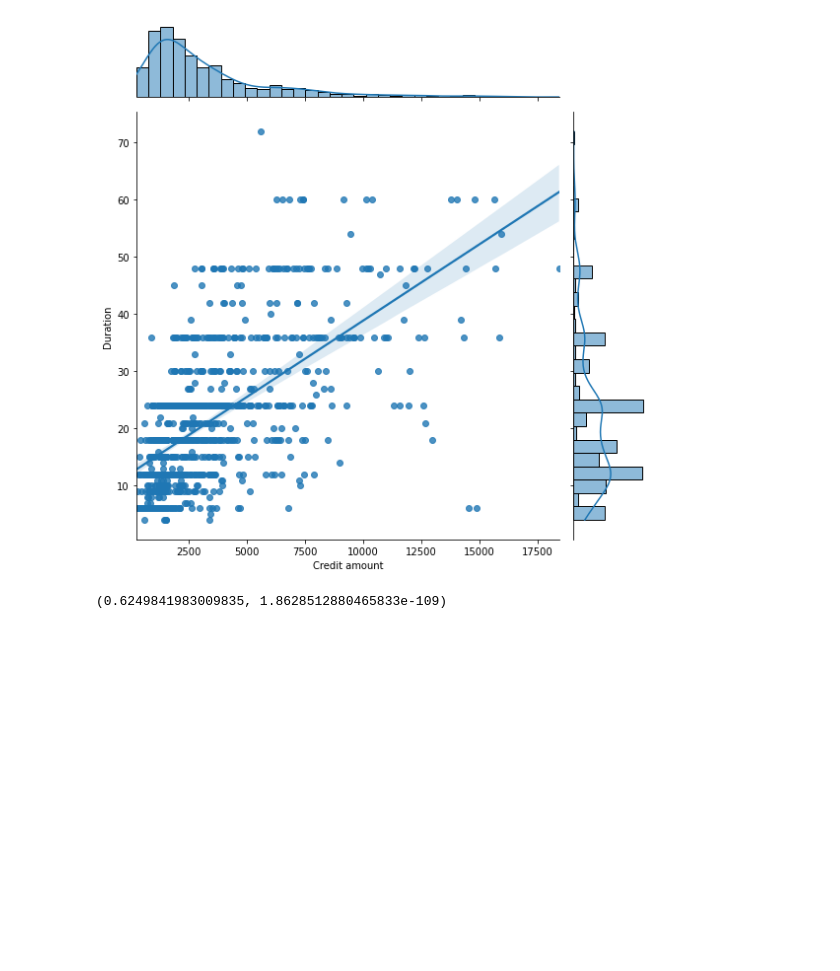
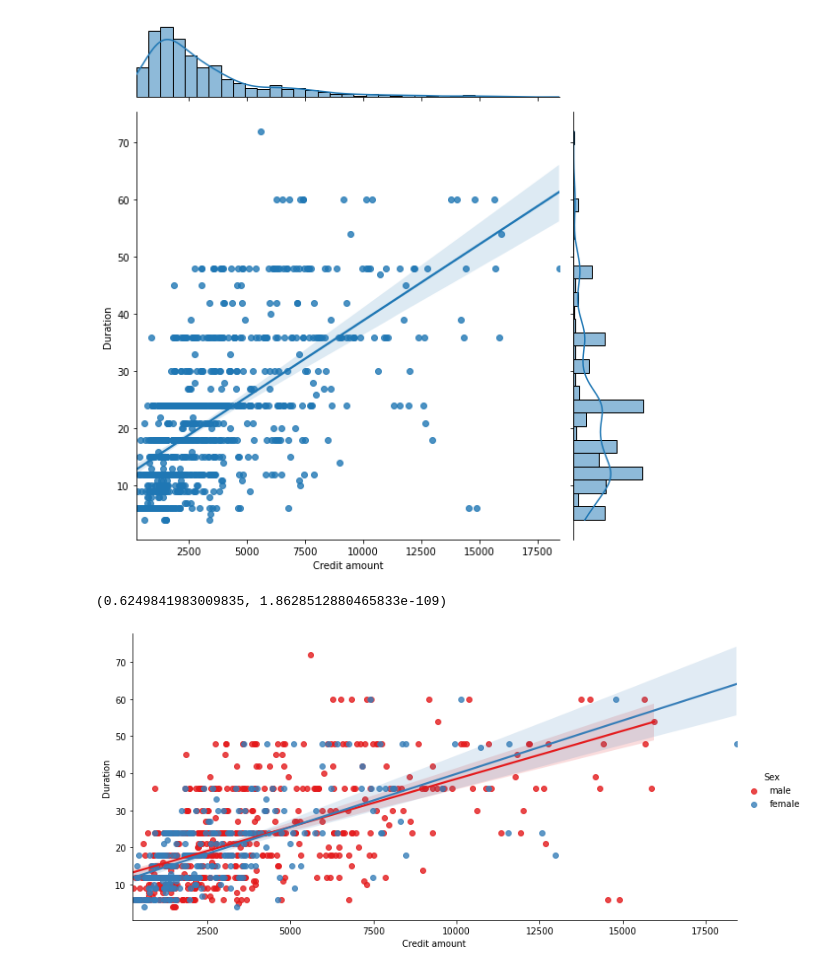
Before and after one commit to bor20/credit, a Jupyter notebook: credit.ipynb, the cells around one changed output. Drawn from its saved outputs; the diff is of its cells as text; code cells hidden in the pictures; blank space fills up the shorter version.

```diff
--- a/credit.ipynb
+++ b/credit.ipynb
@@ -139,0 +142,5 @@ stats.pearsonr(data['Credit amount'],data['Duration'])
+# %%
+sns.lmplot(x="Credit amount",y="Duration", hue="Sex", data=data, palette="Set1", aspect=2)
+plt.show()
+# %% [output]
+[figure, added]
```
Also changed, not shown: parts of 6 cells of this notebook.
